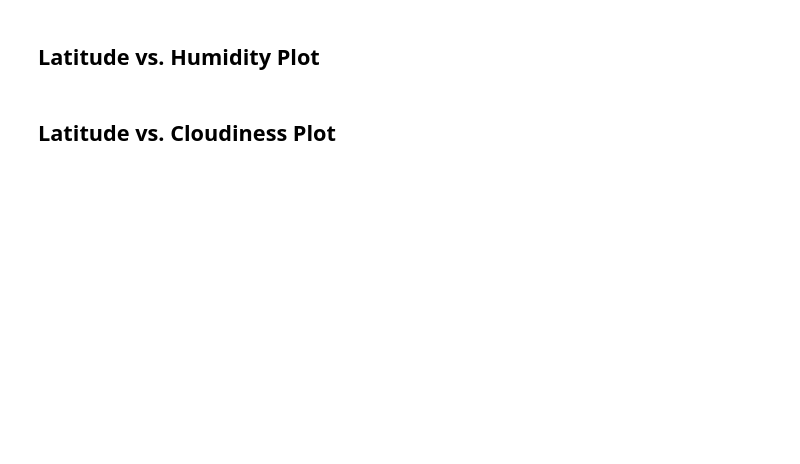
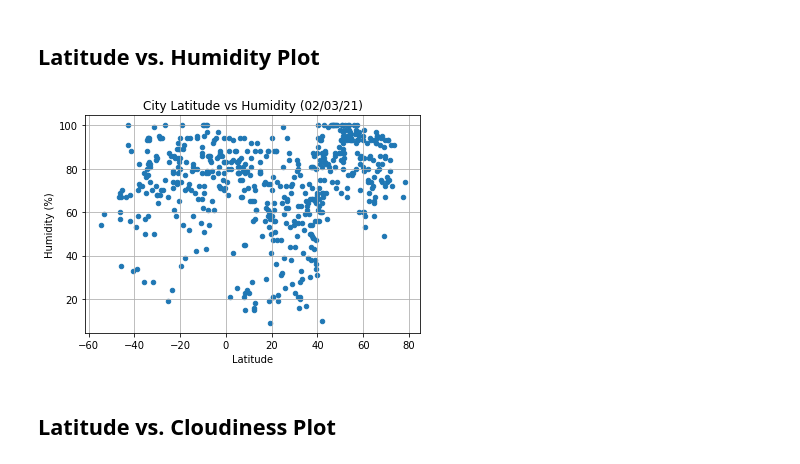
Before and after one commit to georgiafbi/python-api-challenge, a Jupyter notebook: WeatherPy.ipynb, the cells around one changed output. Saved outputs shown, nothing was run; the diff lists cells and outputs as text; code cells hidden in the pictures; blank space fills up the shorter version.

```diff
--- a/WeatherPy.ipynb
+++ b/WeatherPy.ipynb
@@ -140,4 +173,12 @@ clean_city_data.head()
 # %% [markdown]
 ## Latitude vs. Humidity Plot
+# %%
+ax2 = clean_city_data.plot.scatter(x="Latitude", y="Humidity (%)")
+ax2.set_title(f"City Latitude vs Humidity ({date})")
+ax2.grid(True)
+plt.savefig(f"output_data/City_Latitude_vs_Humidity_Scatter_Plot.png")
+plt.show()
+# %% [output]
+[figure, added]
 # %% [markdown]
 ## Latitude vs. Cloudiness Plot
```
Also changed, not shown: parts of 10 cells of this notebook, 6 other files.
